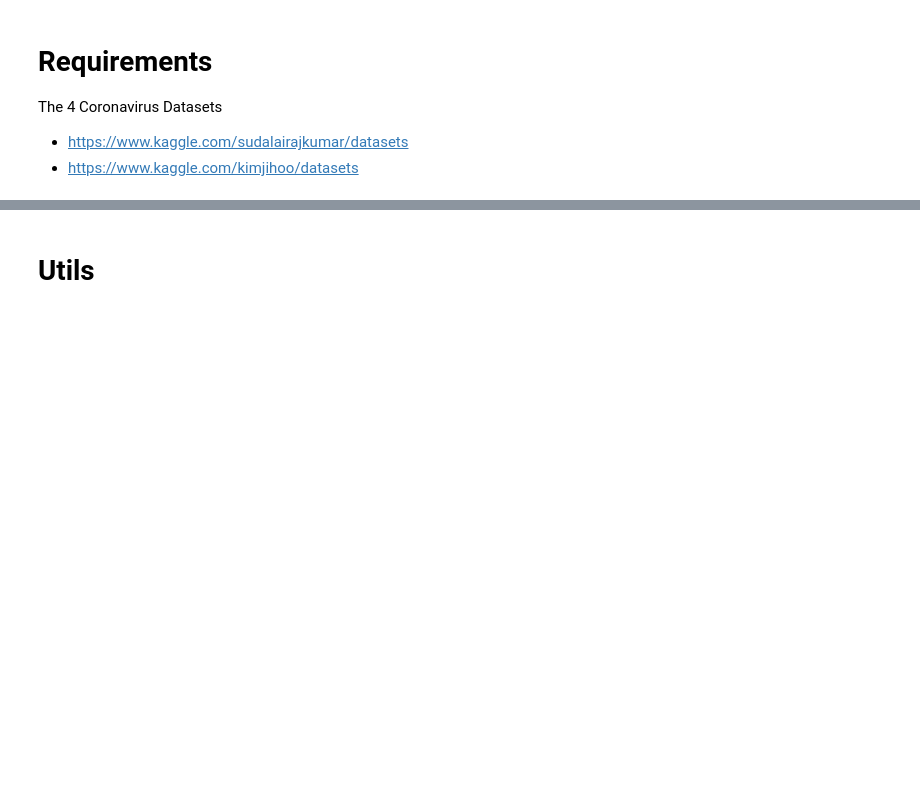
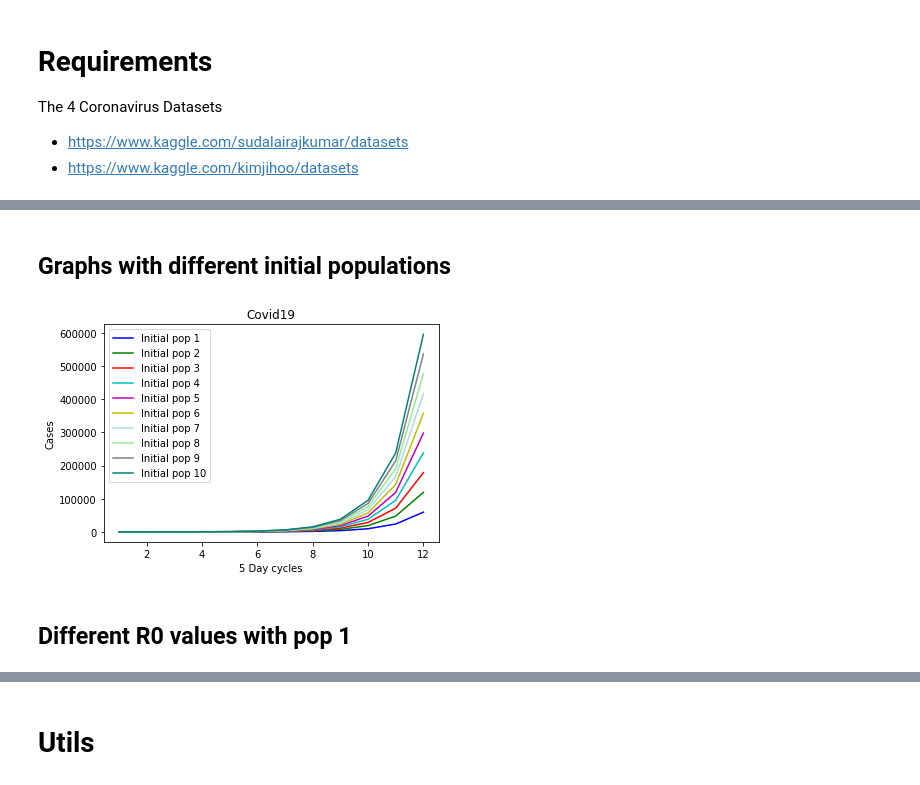
Before and after one commit to C5ipo7i/Jupyter_notebooks, a Jupyter notebook: Covid19.ipynb, the cells around one changed output, grey strips where cells are left out. Drawn from its saved outputs; the diff is of its cells as text; code cells hidden in the pictures; blank space fills up the shorter version.

Commit message:
feat: added more details about covid. Added the other datasets

```diff
--- a/Covid19.ipynb
+++ b/Covid19.ipynb
@@ -40,8 +63,12 @@ general_df = pd.read_csv(general_timeline)
 # %%
 def gen_infections(population,Rn,asymptomatic_period):
     day = 0
+    total_infections = population
+    current_infections = population
     while 1:
-        population = Rn * population
+        current_infections = Rn * current_infections
+        total_infections += current_infections
         day += asymptomatic_period
-        yield population
+#         print(f'Current_infections: {current_infections}, total_infections: {total_infections}')
+        yield total_infections
 # %%
@@ -64,0 +92,26 @@ Infected population 232218.26508921225, Day 60
+# %% [markdown]
+## Graphs with different initial populations
+# %%
+alternates = []
+data_points = {i:[] for i in range(10)}
+for i in range(1,11):
+    alternates.append(gen_infections(i,2.5,5))
+for i,gen in enumerate(alternates):
+    for _ in range(1,13):
+        data_points[i].append(next(gen))
+
+
+colors = ['b','g','r','c','m','y','lightblue','lightgreen','gray','teal']
+xs = data_points.values()
+for i,x in enumerate(xs):
+    epochs = range(1,len(x)+1)
+    plt.plot(epochs,x,colors[i],label=f"Initial pop {i+1}")
+    plt.title('Covid19')
+    plt.xlabel('5 Day cycles')
+    plt.ylabel('Cases')
+    plt.legend()
+plt.show()
+# %% [output]
+[figure, added]
+# %% [markdown]
+## Different R0 values with pop 1
```
Also changed, not shown: parts of 32 cells of this notebook.
